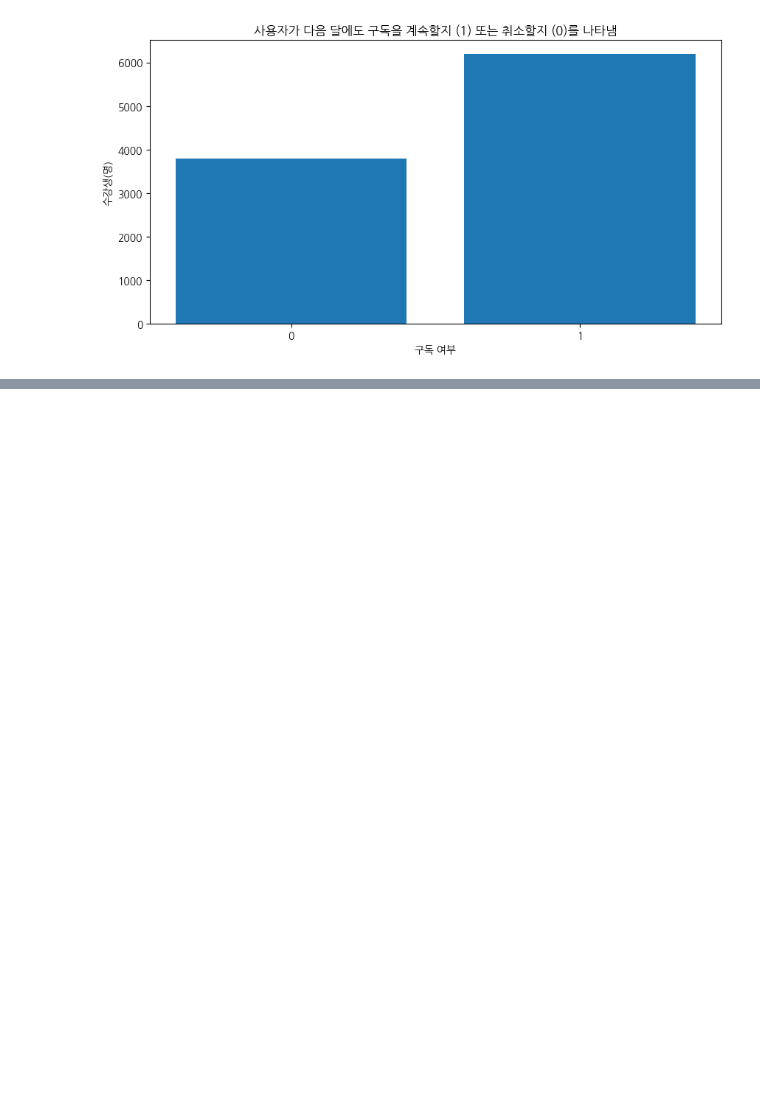
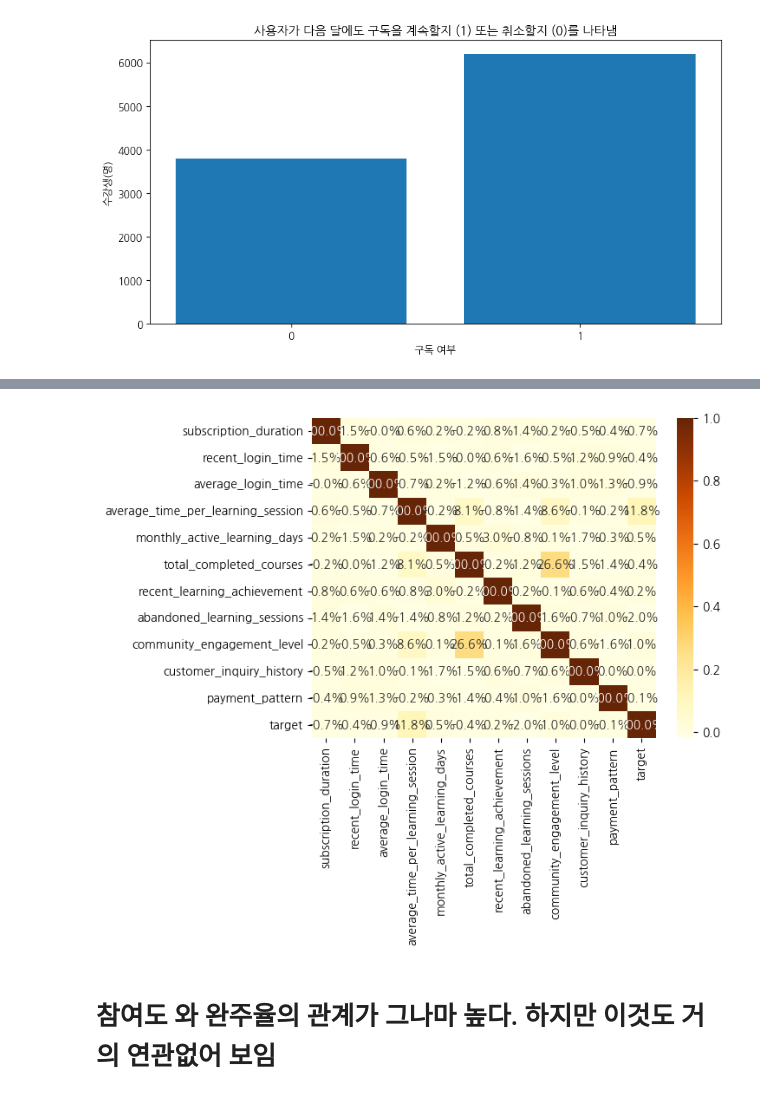
Before and after one commit to min01118/WASSUP4, a Jupyter notebook: 05_Data_Analysis/DA_Mini_Project.ipynb, the cells around one changed output, grey strips where cells are left out. Drawn from its saved outputs; the diff is of its cells as text; code cells hidden in the pictures; blank space fills up the shorter version.

```diff
--- a/05_Data_Analysis/DA_Mini_Project.ipynb
+++ b/05_Data_Analysis/DA_Mini_Project.ipynb
@@ -504,0 +522,10 @@ plt.show()
+# %%
+import seaborn as sns
+df_c = df["subscription_duration	recent_login_time	average_login_time	average_time_per_learning_session	monthly_active_learning_days	total_completed_courses	recent_learning_achievement	abandoned_learning_sessions	community_engagement_level	customer_inquiry_history	payment_pattern	target".split("\t")]
+corr=df_c.corr()
+sns.heatmap(corr, annot=True, fmt=".1%", cmap='YlOrBr')
+plt.show()
+# %% [output]
+[figure, added]
+# %% [markdown]
+# 참여도 와 완주율의 관계가 그나마 높다. 하지만 이것도 거의 연관없어 보임
```
Also changed, not shown: parts of 3 cells of this notebook.
